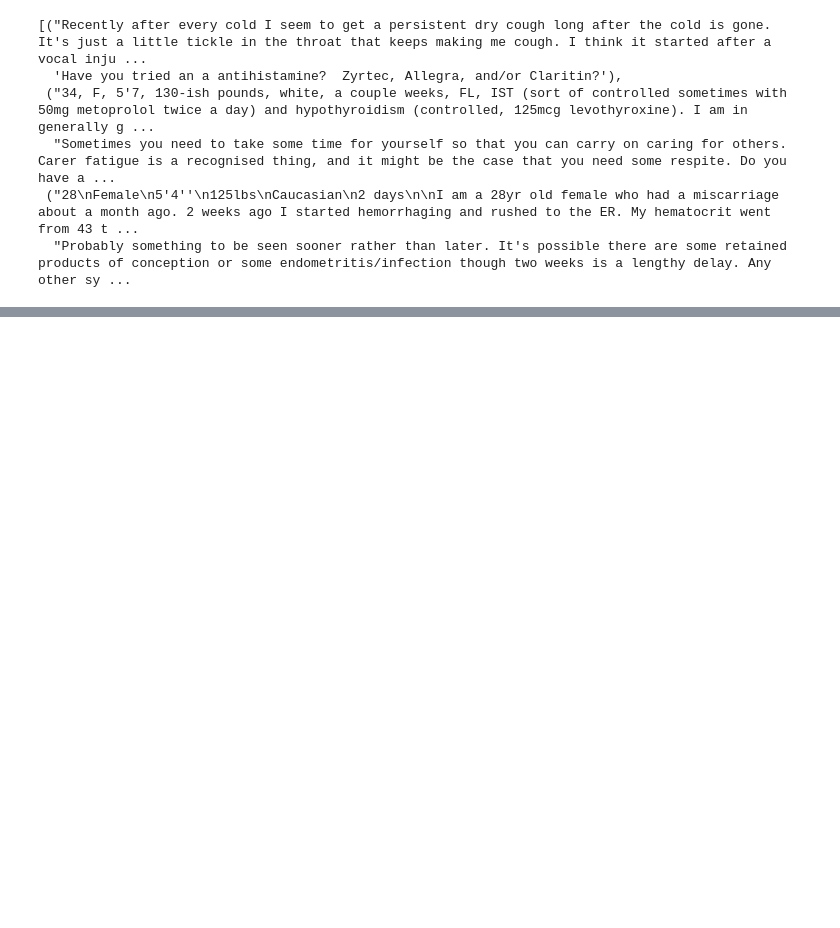
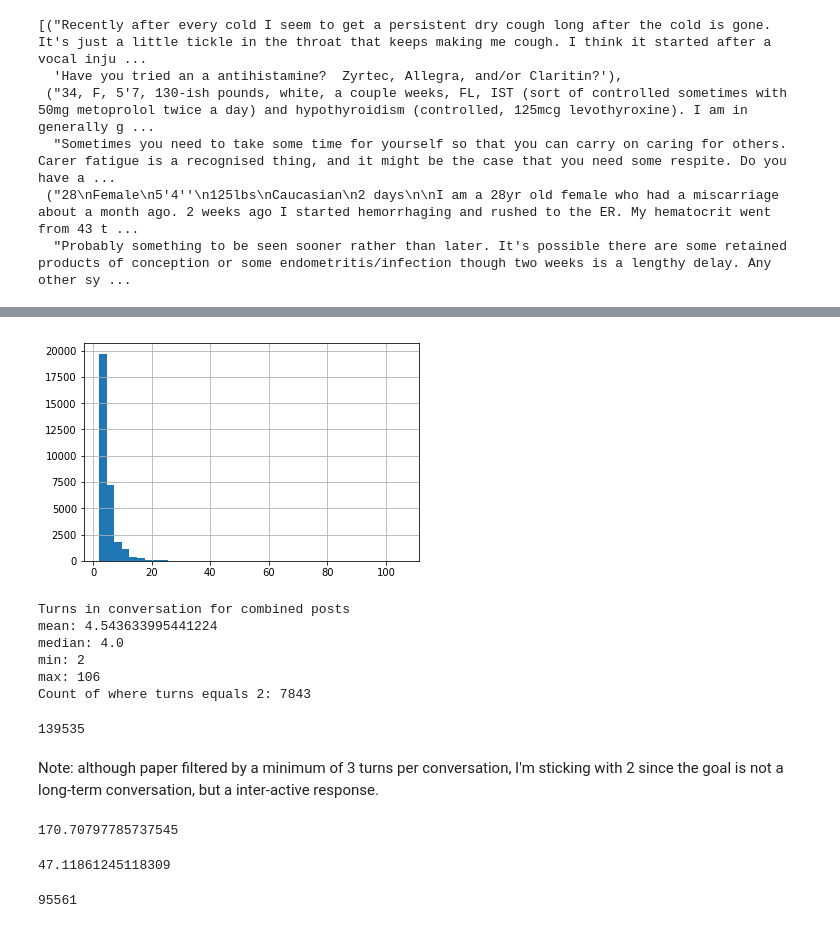
Before and after one commit to aus10powell/Automated-Health-Responses, a Jupyter notebook: notebooks/3_data_etl_functions.ipynb, the cells around one changed output, grey strips where cells are left out. Saved outputs shown, nothing was run; the diff lists cells and outputs as text; code cells hidden in the pictures; blank space fills up the shorter version.

Commit message:
training model on response retrieval

```diff
--- a/notebooks/3_data_etl_functions.ipynb
+++ b/notebooks/3_data_etl_functions.ipynb
@@ -345,0 +329,4 @@ pickle.dump(chats,open( '../data/query_response_direct.p', "wb" ))
+# %%
+%%time
+df = data_instance.load_full_thread()
+df_comments = data_instance.load_comments()
@@ -345,0 +341,46 @@ pickle.dump(chats,open( '../data/query_response_direct.p', "wb" ))
+# %%
+# distribution of turns
+import matplotlib.pyplot as plt
+%matplotlib inline
+df['link_id_short'].value_counts().hist(bins=40);
+# %% [output]
+[figure, added]
+# %%
+import numpy as np
+print('Turns in conversation for combined posts')
+v = df['link_id_short'].value_counts().values
+print('mean:', np.mean(v))
+print('median:', np.median(v) )
+print('min:',min(v))
+print('max:',max(v))
+print('Count of where turns equals 2:',sum(v==2))
+# %% [output]
+Turns in conversation for combined posts
+mean: 4.543633995441224
+median: 4.0
+min: 2
+max: 106
+Count of where turns equals 2: 7843
+# %%
+len(df)
+# %% [output]
+139535
+# %% [markdown]
+Note: although paper filtered by a minimum of 3 turns per conversation, I'm sticking with 2 since the goal is not a long-term conversation, but a inter-active response.
+# %%
+count = df[df['is_thread_start']==1]['body'].apply(lambda r: len(str(r).split()))
+np.mean(count)
+# %% [output]
+170.70797785737545
+# %%
+count = df[df['is_thread_start']==0]['body'].apply(lambda r: len(str(r).split()))
+np.mean(count)
+# %% [output]
+47.11861245118309
+# %%
+# Load chats from option 2
+all_chats = pickle.load(open( '../data/query_response_direct.p', "rb" ))
+all_chats = list(set(all_chats))
+print(len(all_chats))
+# %% [output]
+95561
```
Also changed, not shown: parts of 14 cells of this notebook, 3 other files.
